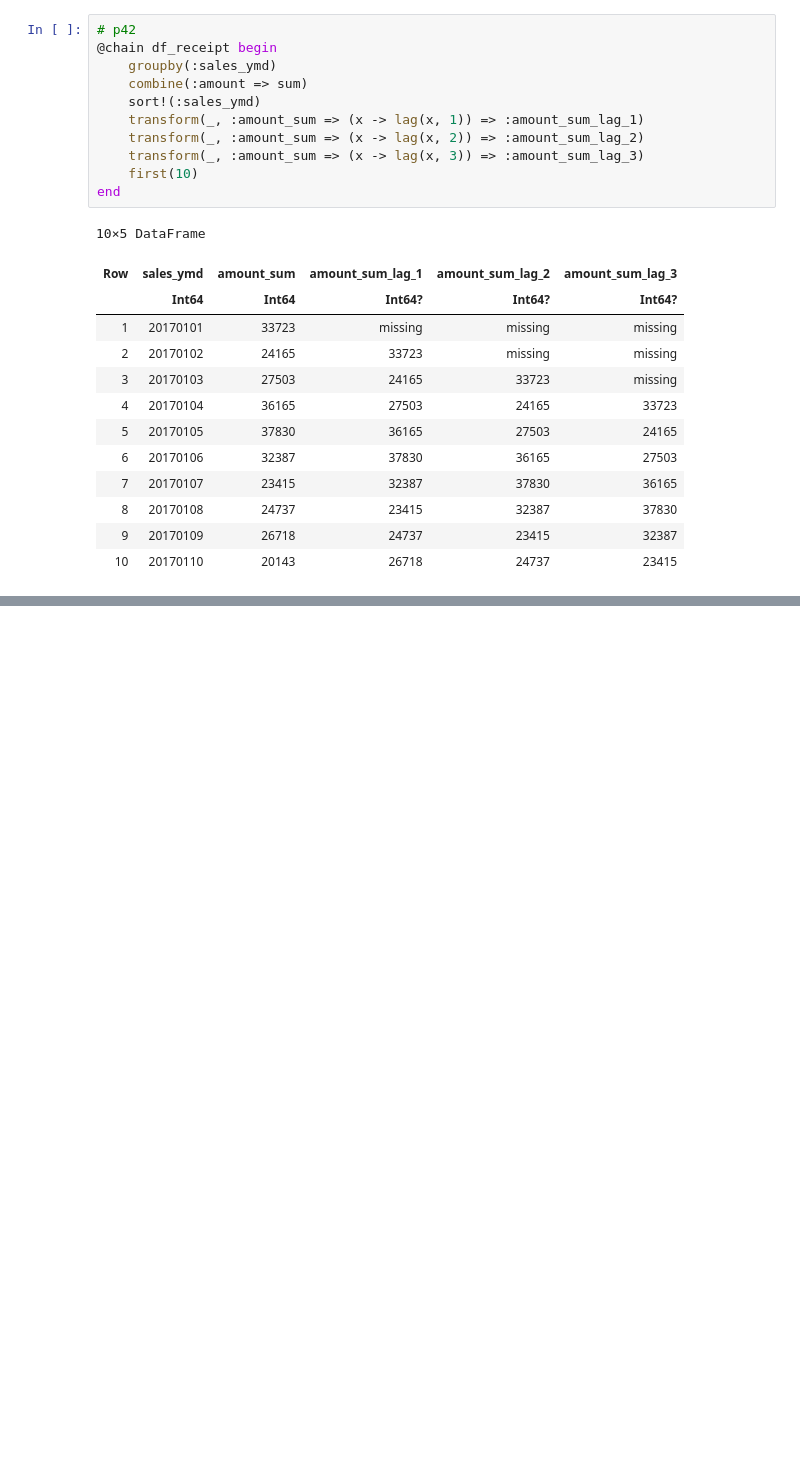
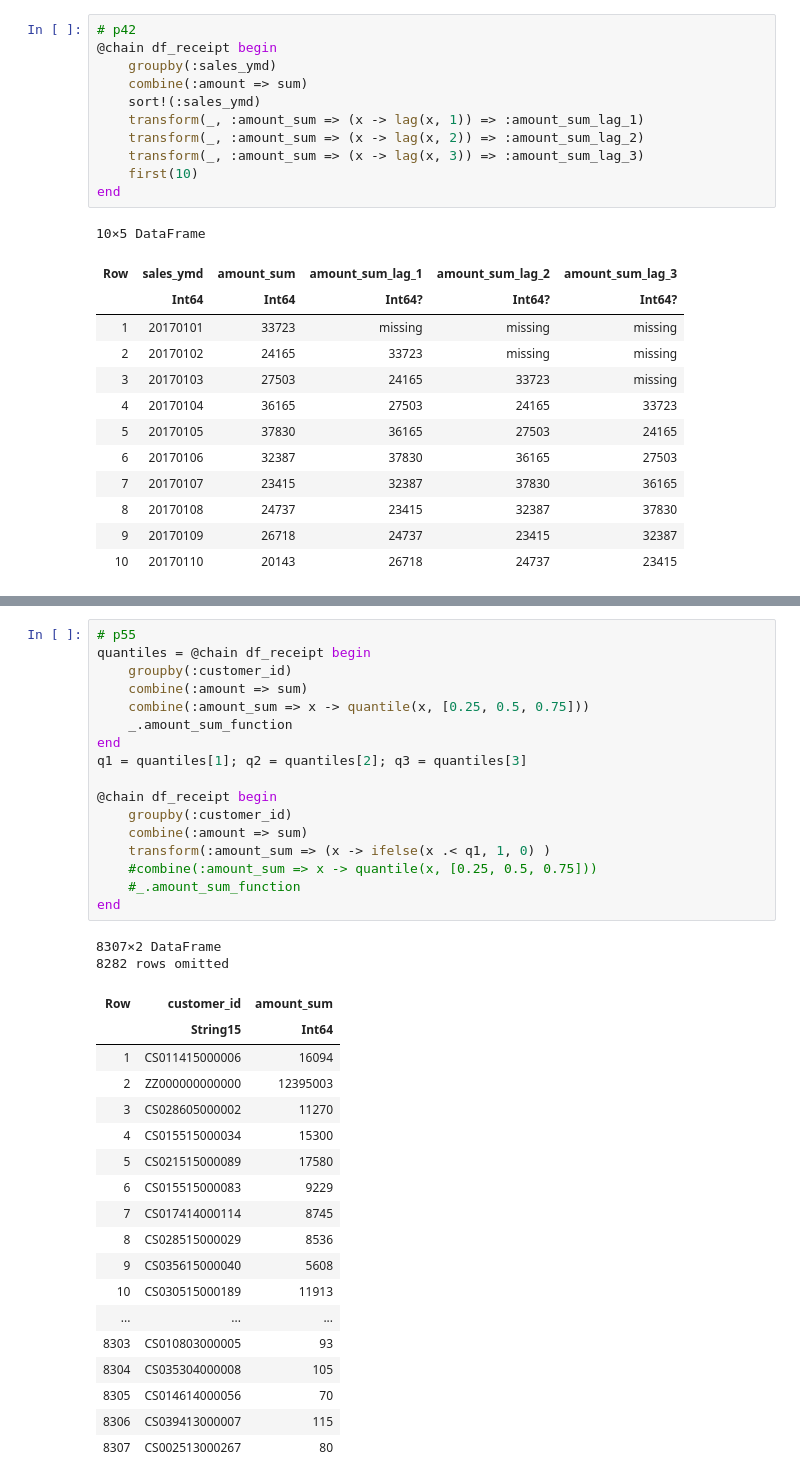
Before and after one commit to SH-UTecon/Julia_Practice, a Jupyter notebook: answers.ipynb, the cells around one changed output, grey strips where cells are left out. Drawn from its saved outputs; the diff is of its cells as text; blank space fills up the shorter version.

```diff
--- a/answers.ipynb
+++ b/answers.ipynb
@@ -838,0 +1094,38 @@ end
+# %%
+# p55
+quantiles = @chain df_receipt begin
+    groupby(:customer_id)
+    combine(:amount => sum)
+    combine(:amount_sum => x -> quantile(x, [0.25, 0.5, 0.75]))
+    _.amount_sum_function
+end
+q1 = quantiles[1]; q2 = quantiles[2]; q3 = quantiles[3]
+
+@chain df_receipt begin
+    groupby(:customer_id)
+    combine(:amount => sum)
+    transform(:amount_sum => (x -> ifelse(x .< q1, 1, 0) )
+    #combine(:amount_sum => x -> quantile(x, [0.25, 0.5, 0.75]))
+    #_.amount_sum_function
+end
+# %% [output]
+8307×2 DataFrame
+8282 rows omitted
+| Row | customer_id | amount_sum |
+|  | String15 | Int64 |
+| 1 | CS011415000006 | 16094 |
+| 2 | ZZ000000000000 | 12395003 |
+| 3 | CS028605000002 | 11270 |
+| 4 | CS015515000034 | 15300 |
+| 5 | CS021515000089 | 17580 |
+| 6 | CS015515000083 | 9229 |
+| 7 | CS017414000114 | 8745 |
+| 8 | CS028515000029 | 8536 |
+| 9 | CS035615000040 | 5608 |
+| 10 | CS030515000189 | 11913 |
+| ... | ... | ... |
+| 8303 | CS010803000005 | 93 |
+| 8304 | CS035304000008 | 105 |
+| 8305 | CS014614000056 | 70 |
+| 8306 | CS039413000007 | 115 |
+| 8307 | CS002513000267 | 80 |
```
Also changed, not shown: parts of 15 cells of this notebook.
